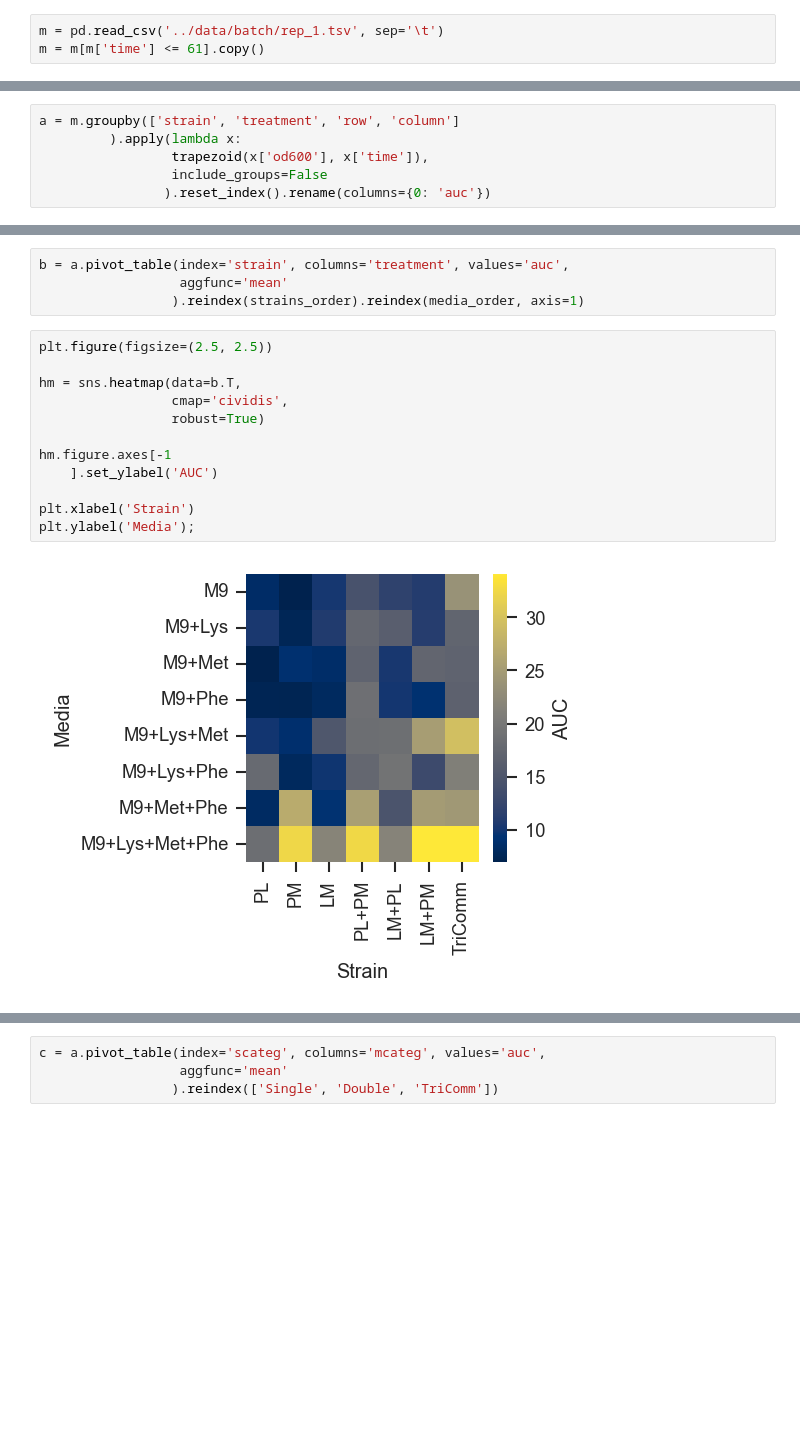
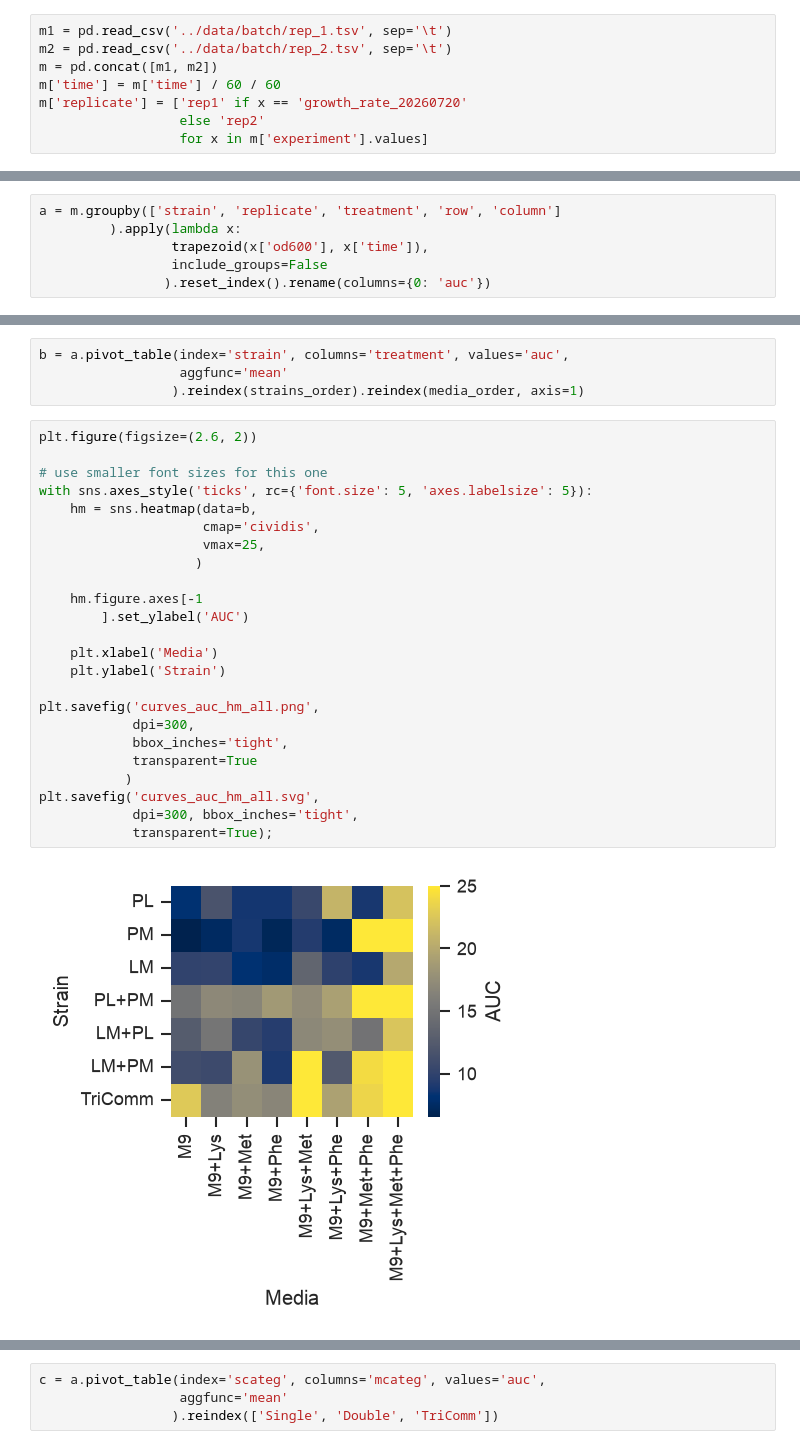
Before and after one commit to microbial-pangenomes-lab/2026_tricomm, a Jupyter notebook: notebooks/growth_curves.ipynb, the cells around one changed output, grey strips where cells are left out. Cells and saved outputs as stored; diff of their text form; blank space fills up the shorter version.

```diff
--- a/notebooks/growth_curves.ipynb
+++ b/notebooks/growth_curves.ipynb
@@ -39,13 +56,18 @@ dm = {'M9': 'M9',
       'M9+Met+Phe': 'M9+2AA',
       'M9+Lys+Met+Phe': 'M9+Lys+Met+Phe'}
 # %%
-m = pd.read_csv('../data/batch/rep_1.tsv', sep='\t')
-m = m[m['time'] <= 61].copy()
+m1 = pd.read_csv('../data/batch/rep_1.tsv', sep='\t')
+m2 = pd.read_csv('../data/batch/rep_2.tsv', sep='\t')
+m = pd.concat([m1, m2])
+m['time'] = m['time'] / 60 / 60
+m['replicate'] = ['rep1' if x == 'growth_rate_20260720'
+                  else 'rep2'
+                  for x in m['experiment'].values]
 # %%
 m['scateg'] = [ds[x] for x in m['strain'].values]
 m['mcateg'] = [dm[x] for x in m['treatment'].values]
 # %%
-a = m.groupby(['strain', 'treatment', 'row', 'column']
+a = m.groupby(['strain', 'replicate', 'treatment', 'row', 'column']
          ).apply(lambda x:
                  trapezoid(x['od600'], x['time']),
                  include_groups=False
@@ -131,17 +168,29 @@ b = a.pivot_table(index='strain', columns='treatment', values='auc',
                   aggfunc='mean'
                  ).reindex(strains_order).reindex(media_order, axis=1)
 # %%
-plt.figure(figsize=(2.5, 2.5))
+plt.figure(figsize=(2.6, 2))
 
-hm = sns.heatmap(data=b.T,
-                 cmap='cividis',
-                 robust=True)
+# use smaller font sizes for this one
+with sns.axes_style('ticks', rc={'font.size': 5, 'axes.labelsize': 5}):
+    hm = sns.heatmap(data=b,
+                     cmap='cividis',
+                     vmax=25,
+                    )
 
-hm.figure.axes[-1
-    ].set_ylabel('AUC')
+    hm.figure.axes[-1
+        ].set_ylabel('AUC')
 
-plt.xlabel('Strain')
-plt.ylabel('Media');
+    plt.xlabel('Media')
+    plt.ylabel('Strain')
+
+plt.savefig('curves_auc_hm_all.png',
+            dpi=300,
+            bbox_inches='tight',
+            transparent=True
+           )
+plt.savefig('curves_auc_hm_all.svg',
+            dpi=300, bbox_inches='tight',
+            transparent=True);
 # %% [output]
-[figure, old version]
+[figure, new version]
 # %%
```
Also changed, not shown: parts of 17 cells of this notebook, 5 other files.
